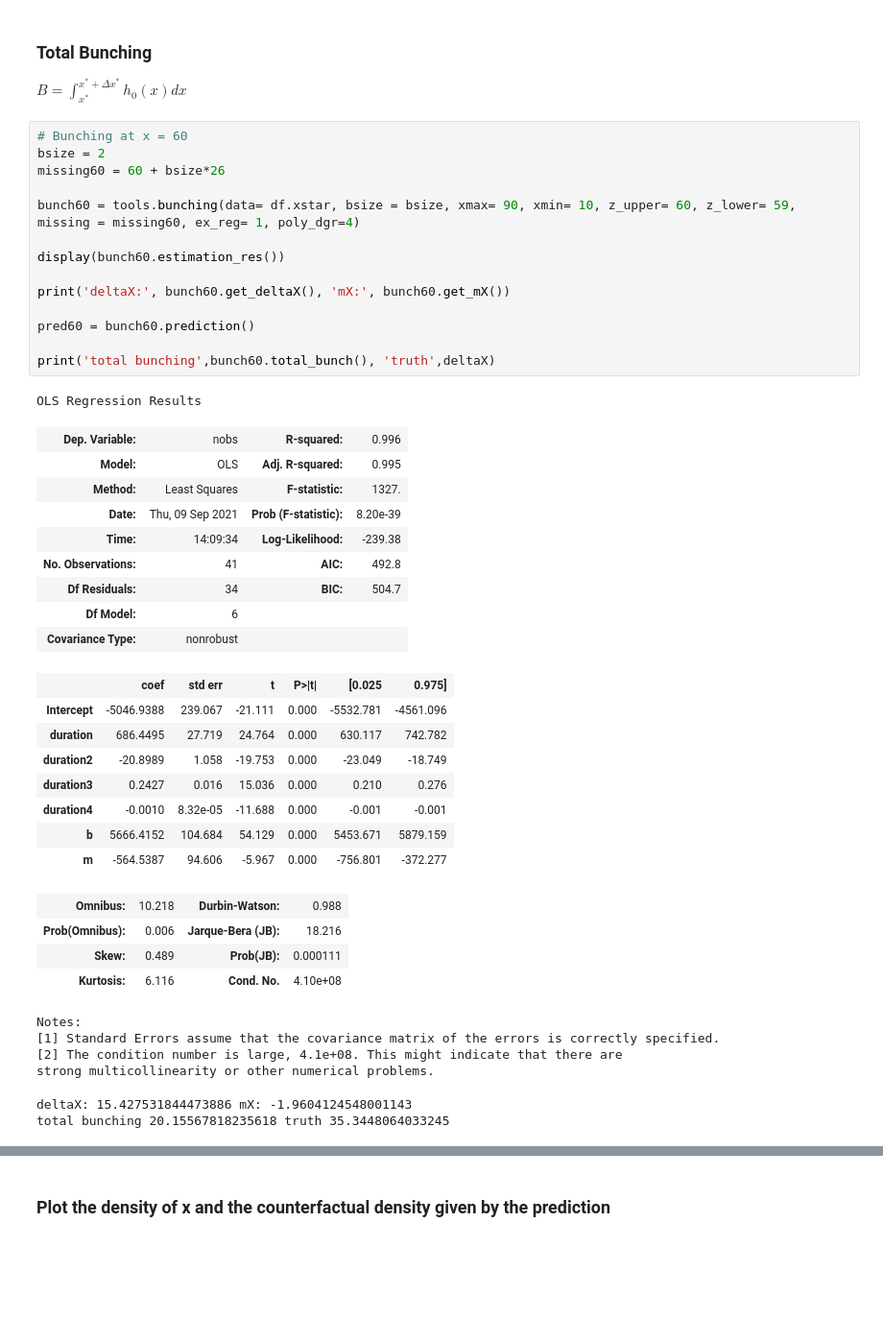
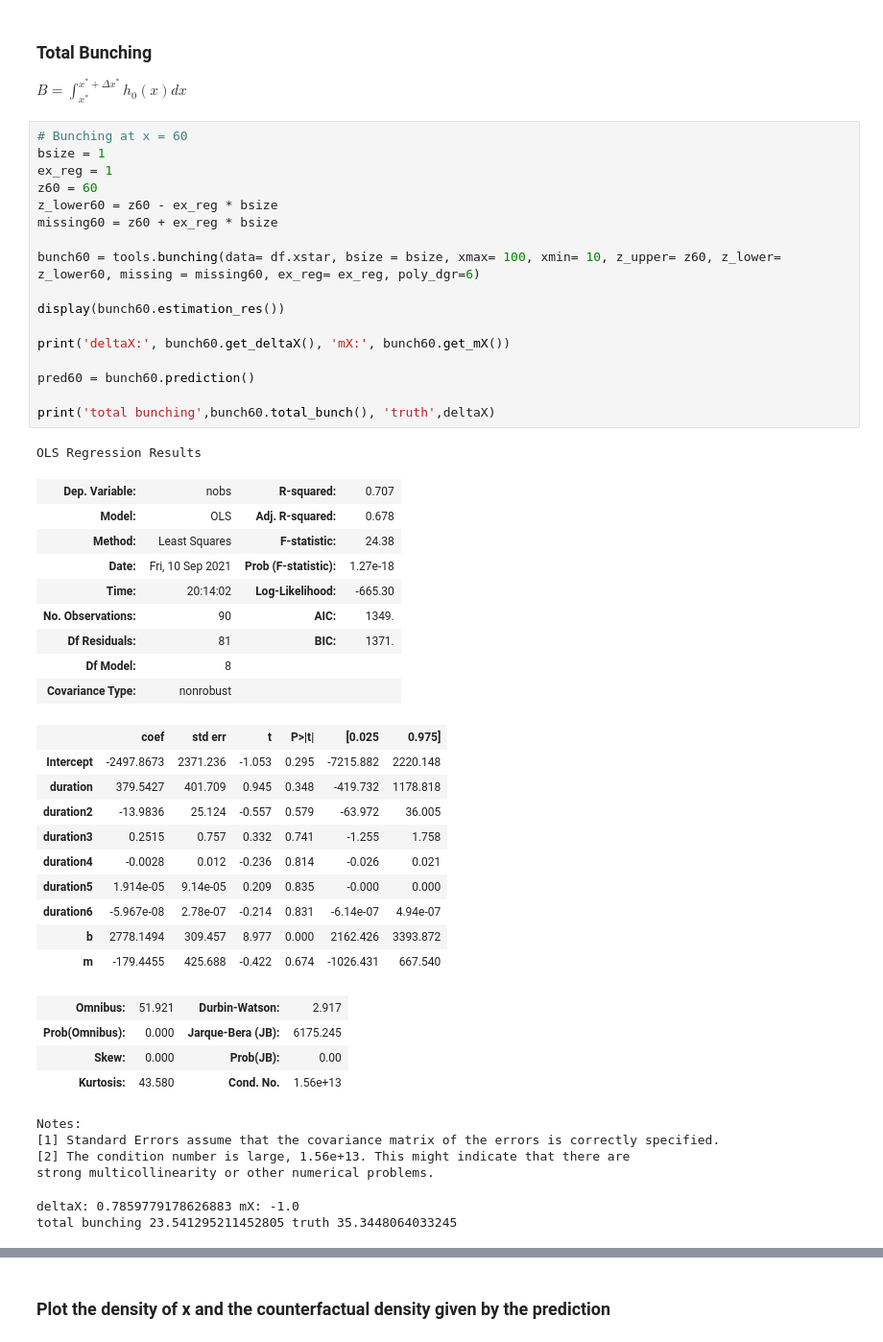
Before and after one commit to paulaleoni/delhi_outages, a Jupyter notebook: src/simulations.ipynb, the cells around one changed output, grey strips where cells are left out. Shown at 96% size. Saved outputs shown, nothing was run; the diff lists cells and outputs as text; blank space fills up the shorter version.

```diff
--- a/src/simulations.ipynb
+++ b/src/simulations.ipynb
@@ -431,44 +465,49 @@ The excess mass is the difference in height between the observed density and the
 $B = \int_{x^*}^{x^* +\Delta x^*} h_{0}(x) dx$
 # %%
 # Bunching at x = 60
-bsize = 2
-missing60 = 60 + bsize*26
+bsize = 1
+ex_reg = 1
+z60 = 60
+z_lower60 = z60 - ex_reg * bsize
+missing60 = z60 + ex_reg * bsize
 
-bunch60 = tools.bunching(data= df.xstar, bsize = bsize, xmax= 90, xmin= 10, z_upper= 60, z_lower= 59, missing = missing60, ex_reg= 1, poly_dgr=4)
+bunch60 = tools.bunching(data= df.xstar, bsize = bsize, xmax= 100, xmin= 10, z_upper= z60, z_lower= z_lower60, missing = missing60, ex_reg= ex_reg, poly_dgr=6)
 
 display(bunch60.estimation_res())
 
 print('deltaX:', bunch60.get_deltaX(), 'mX:', bunch60.get_mX())
 
 pred60 = bunch60.prediction()
 
 print('total bunching',bunch60.total_bunch(), 'truth',deltaX)
 # %% [output]
 OLS Regression Results
-| Dep. Variable: | nobs | R-squared: | 0.996 |
-| Model: | OLS | Adj. R-squared: | 0.995 |
-| Method: | Least Squares | F-statistic: | 1327. |
-| Date: | Thu, 09 Sep 2021 | Prob (F-statistic): | 8.20e-39 |
-| Time: | 14:09:34 | Log-Likelihood: | -239.38 |
-| No. Observations: | 41 | AIC: | 492.8 |
-| Df Residuals: | 34 | BIC: | 504.7 |
-| Df Model: | 6 |  |  |
+| Dep. Variable: | nobs | R-squared: | 0.707 |
+| Model: | OLS | Adj. R-squared: | 0.678 |
+| Method: | Least Squares | F-statistic: | 24.38 |
+| Date: | Fri, 10 Sep 2021 | Prob (F-statistic): | 1.27e-18 |
+| Time: | 20:14:02 | Log-Likelihood: | -665.30 |
+| No. Observations: | 90 | AIC: | 1349. |
+| Df Residuals: | 81 | BIC: | 1371. |
+| Df Model: | 8 |  |  |
 | Covariance Type: | nonrobust |  |  |
 |  | coef | std err | t | P>|t| | [0.025 | 0.975] |
-| Intercept | -5046.9388 | 239.067 | -21.111 | 0.000 | -5532.781 | -4561.096 |
-| duration | 686.4495 | 27.719 | 24.764 | 0.000 | 630.117 | 742.782 |
-| duration2 | -20.8989 | 1.058 | -19.753 | 0.000 | -23.049 | -18.749 |
-| duration3 | 0.2427 | 0.016 | 15.036 | 0.000 | 0.210 | 0.276 |
-| duration4 | -0.0010 | 8.32e-05 | -11.688 | 0.000 | -0.001 | -0.001 |
-| b | 5666.4152 | 104.684 | 54.129 | 0.000 | 5453.671 | 5879.159 |
-| m | -564.5387 | 94.606 | -5.967 | 0.000 | -756.801 | -372.277 |
+| Intercept | -2497.8673 | 2371.236 | -1.053 | 0.295 | -7215.882 | 2220.148 |
+| duration | 379.5427 | 401.709 | 0.945 | 0.348 | -419.732 | 1178.818 |
+| duration2 | -13.9836 | 25.124 | -0.557 | 0.579 | -63.972 | 36.005 |
+| duration3 | 0.2515 | 0.757 | 0.332 | 0.741 | -1.255 | 1.758 |
+| duration4 | -0.0028 | 0.012 | -0.236 | 0.814 | -0.026 | 0.021 |
+| duration5 | 1.914e-05 | 9.14e-05 | 0.209 | 0.835 | -0.000 | 0.000 |
+| duration6 | -5.967e-08 | 2.78e-07 | -0.214 | 0.831 | -6.14e-07 | 4.94e-07 |
+| b | 2778.1494 | 309.457 | 8.977 | 0.000 | 2162.426 | 3393.872 |
+| m | -179.4455 | 425.688 | -0.422 | 0.674 | -1026.431 | 667.540 |
-| Omnibus: | 10.218 | Durbin-Watson: | 0.988 |
-| Prob(Omnibus): | 0.006 | Jarque-Bera (JB): | 18.216 |
-| Skew: | 0.489 | Prob(JB): | 0.000111 |
-| Kurtosis: | 6.116 | Cond. No. | 4.10e+08 |
+| Omnibus: | 51.921 | Durbin-Watson: | 2.917 |
+| Prob(Omnibus): | 0.000 | Jarque-Bera (JB): | 6175.245 |
+| Skew: | 0.000 | Prob(JB): | 0.00 |
+| Kurtosis: | 43.580 | Cond. No. | 1.56e+13 |
 Notes:
 [1] Standard Errors assume that the covariance matrix of the errors is correctly specified.
-[2] The condition number is large, 4.1e+08. This might indicate that there are
+[2] The condition number is large, 1.56e+13. This might indicate that there are
 strong multicollinearity or other numerical problems.
-deltaX: 15.427531844473886 mX: -1.9604124548001143
-total bunching 20.15567818235618 truth 35.3448064033245
+deltaX: 0.7859779178626883 mX: -1.0
+total bunching 23.541295211452805 truth 35.3448064033245
```
Also changed, not shown: parts of 8 cells of this notebook.
